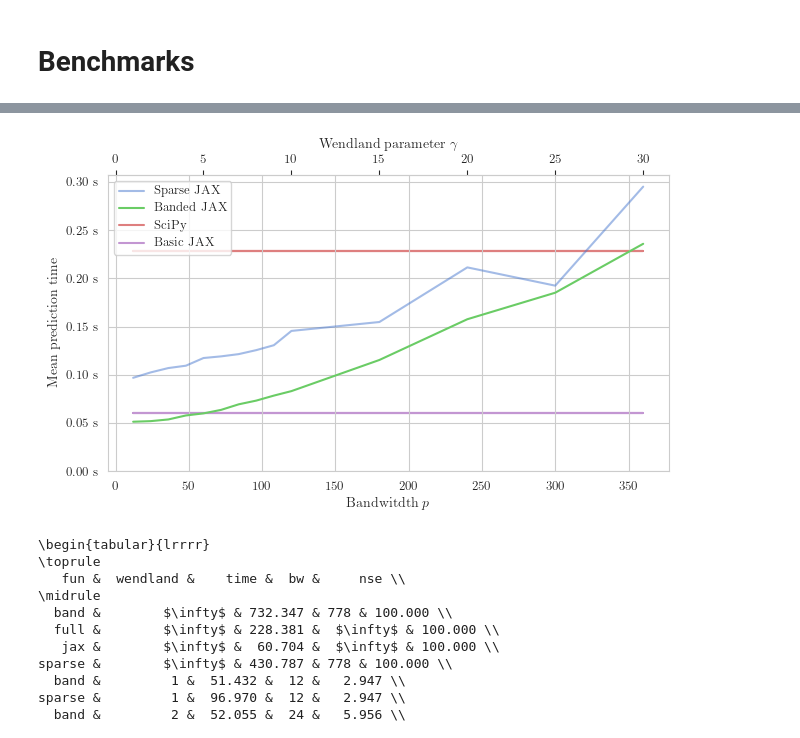
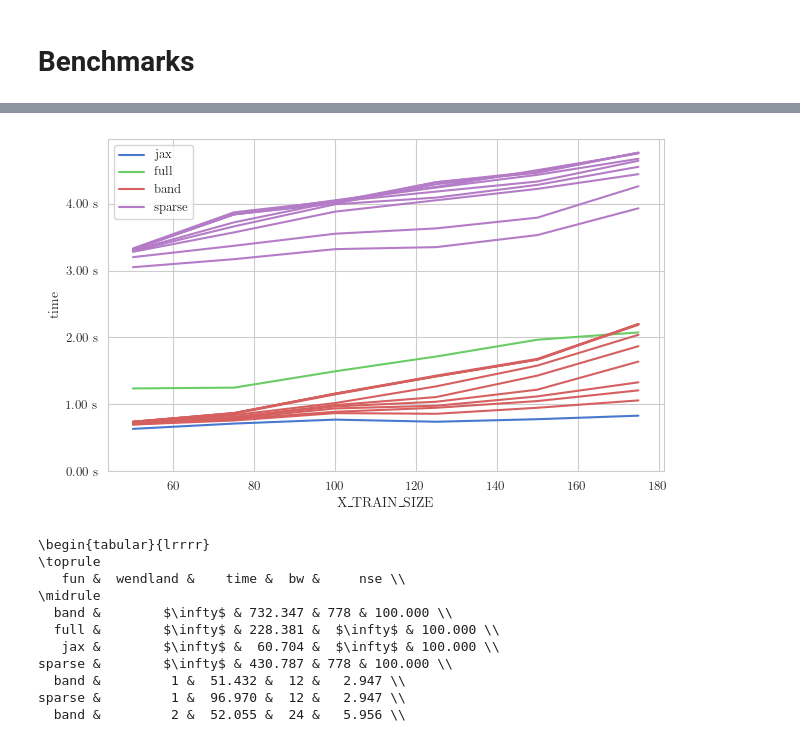
Before and after one commit to ItsNiklas/sparse-gaussian-processes, a Jupyter notebook: plots.ipynb, the cells around one changed output, grey strips where cells are left out. Drawn from its saved outputs; the diff is of its cells as text; code cells hidden in the pictures.

```diff
--- a/plots.ipynb
+++ b/plots.ipynb
@@ -85,39 +160,42 @@ plt.rcParams.update({
 # %%
-df = pd.read_csv('applications/res/MaunaLoa.py.csv', header=0)
+df = pd.read_csv('applications/res/Dendro.py.csv', header=0)
 
-df.wendland = pd.to_numeric(df.wendland)
+df.wendland = pd.to_numeric(df.wendland, errors = 'coerce')
+df.wendland = df.wendland.fillna(-1)
 
-df = df[(df.bw <=400)| (df.fun.eq('full')) | (df.fun.eq('jax'))]
+#df = df[(df.bw <=400)| (df.fun.eq('full')) | (df.fun.eq('jax'))]
 
 fig, axs = plt.subplots(1, 1, figsize=set_size(fraction=1, subplots=(1, 1)))
 
-for i, ax in enumerate(np.ravel(axs)):
-    target = 'bw'
-
-    df_ = df[df.fun.eq('sparse')]
-    ax.plot(df_[target], df_.time, alpha = .5, label='Sparse JAX')
-    df_ = df[df.fun.eq('band')]
-    ax.plot(df_[target], df_.time, label='Banded JAX')
-
-    ax.plot(df[target], np.vectorize(lambda _ : df[df.fun.eq('full')].time)(df[target]), alpha = .8, zorder = -1, label = 'SciPy')
-    ax.plot(df[target], np.vectorize(lambda _ : df[df.fun.eq('jax')].time)(df[target]), alpha = .8, zorder = -1, label = 'Basic JAX')
-
-    secax = ax.secondary_xaxis('top', functions=(lambda x : x/12, lambda x : x * 12))
-    secax.set_xlabel('Wendland parameter $\gamma$')
-
-    ax.set_xlabel(rf"Bandwitdth $p$")
-    ax.set_ylabel(rf"Mean prediction time")
-    ax.yaxis.set_major_formatter(matplotlib.ticker.FormatStrFormatter('%.2f s'))
-    ax.set_ylim(bottom = 0)
-
-    if i == 0:
-        ax.legend(loc='upper left')
-
+sns.lineplot(data = df, x = 'X_TRAIN_SIZE', y = 'time', hue = 'fun', units = 'wendland', estimator = None)
+#
+# for i, ax in enumerate(np.ravel(axs)):
+#     target = 'bw'
+#
+#     df_ = df[df.fun.eq('sparse')]
+#     ax.plot(df_[target], df_.time, alpha = .5, label='Sparse JAX')
+#     df_ = df[df.fun.eq('band')]
+#     ax.plot(df_[target], df_.time, label='Banded JAX')
+#
+#     ax.plot(df[target], np.vectorize(lambda _ : df[df.fun.eq('full')].time)(df[target]), alpha = .8, zorder = -1, label = 'SciPy')
+#     ax.plot(df[target], np.vectorize(lambda _ : df[df.fun.eq('jax')].time)(df[target]), alpha = .8, zorder = -1, label = 'Basic JAX')
+#
+#     secax = ax.secondary_xaxis('top', functions=(lambda x : x/12, lambda x : x * 12))
+#     secax.set_xlabel('Wendland parameter $\gamma$')
+#
+#     ax.set_xlabel(rf"Bandwitdth $p$")
+#     ax.set_ylabel(rf"Mean prediction time")
+plt.gca().yaxis.set_major_formatter(matplotlib.ticker.FormatStrFormatter('%.2f s'))
+#     ax.set_ylim(bottom = 0)
+#
+#     if i == 0:
+plt.gca().legend(loc='upper left')
+plt.gca().set_ylim(bottom = 0)
 plt.tight_layout()
 plt.show()
-fig.savefig('maunaloabench.pdf', format='pdf', bbox_inches='tight')
+#fig.savefig('maunaloabench.pdf', format='pdf', bbox_inches='tight')
 # %% [output]
-[figure, old version]
+[figure, new version]
 # %%
 df = pd.read_csv('applications/res/MaunaLoa.py.csv', header=0)
 df = df.fillna(-1)
```
Also changed, not shown: parts of 6 cells of this notebook.
